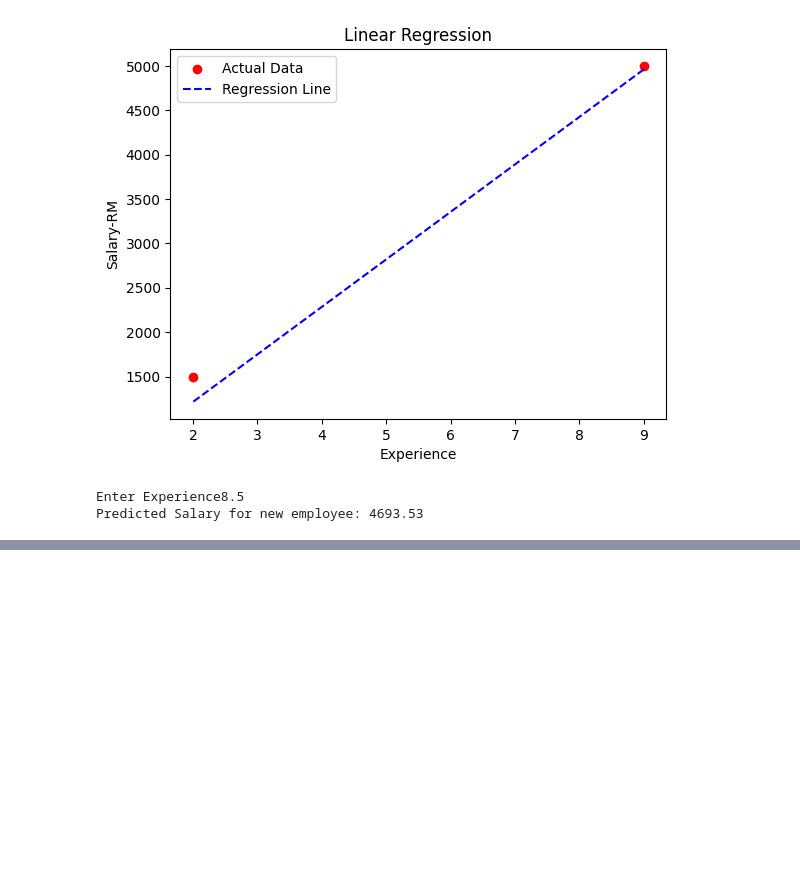
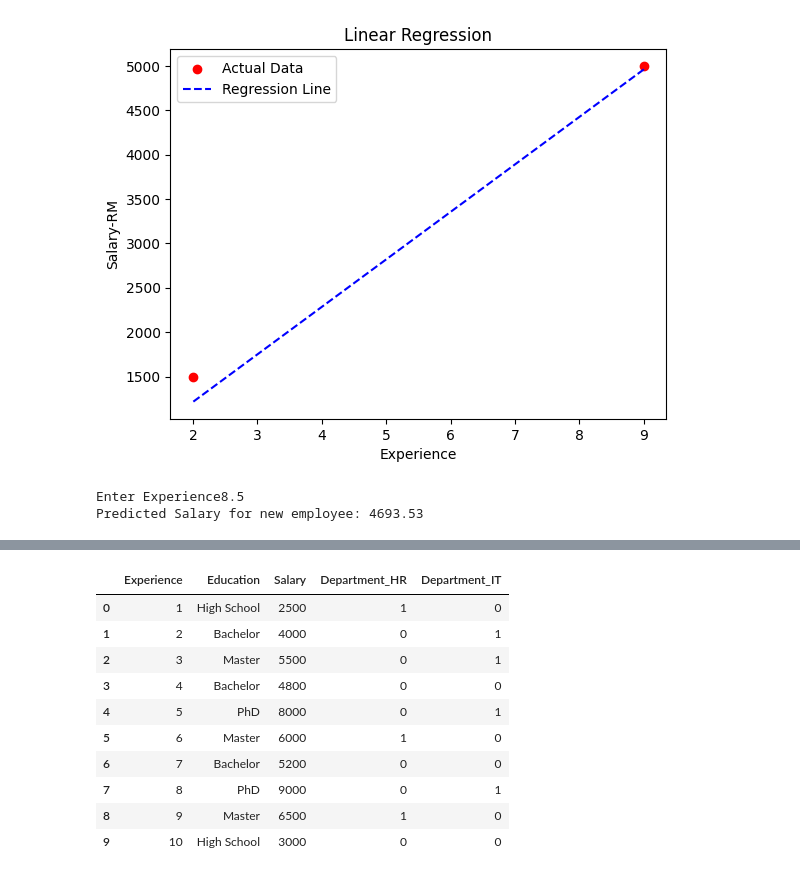
Before and after one commit to salman1256/aiml_dec_2025, a Jupyter notebook: Day-19/MachineLearing_(Recap_Supervised_Machine_Learning).ipynb, the cells around one changed output, grey strips where cells are left out. Saved outputs shown, nothing was run; the diff lists cells and outputs as text; code cells hidden in the pictures; blank space fills up the shorter version.

```diff
--- a/Day-19/MachineLearing_(Recap_Supervised_Machine_Learning).ipynb
+++ b/Day-19/MachineLearing_(Recap_Supervised_Machine_Learning).ipynb
@@ -117,0 +461,9 @@ Predicted Salary for new employee: 4693.53
+# %%
+df=pd.DataFrame(
+    {
+        'Experience':[1,2,3,4,5,6,7,8,9,10],
+        'Education':['High School','Bachelor','Master','Bachelor','PhD','Master','Bachelor','PhD','Master','High School'],
+        'Department':['HR','IT','IT','Finance','IT','HR','Finance','IT','HR','Finance'],
+        'Salary':[2500,4000,5500,4800,8000,6000,5200,9000,6500,3000]
+    }
+)
@@ -117,0 +484,16 @@ Predicted Salary for new employee: 4693.53
+# %%
+df_encoded=pd.get_dummies(df,columns=['Department'],drop_first=True,dtype=int)
+# %%
+df_encoded
+# %% [output]
+|  | Experience | Education | Salary | Department_HR | Department_IT |
+| 0 | 1 | High School | 2500 | 1 | 0 |
+| 1 | 2 | Bachelor | 4000 | 0 | 1 |
+| 2 | 3 | Master | 5500 | 0 | 1 |
+| 3 | 4 | Bachelor | 4800 | 0 | 0 |
+| 4 | 5 | PhD | 8000 | 0 | 1 |
+| 5 | 6 | Master | 6000 | 1 | 0 |
+| 6 | 7 | Bachelor | 5200 | 0 | 0 |
+| 7 | 8 | PhD | 9000 | 0 | 1 |
+| 8 | 9 | Master | 6500 | 1 | 0 |
+| 9 | 10 | High School | 3000 | 0 | 0 |
```
Also changed, not shown: parts of 68 cells of this notebook.
